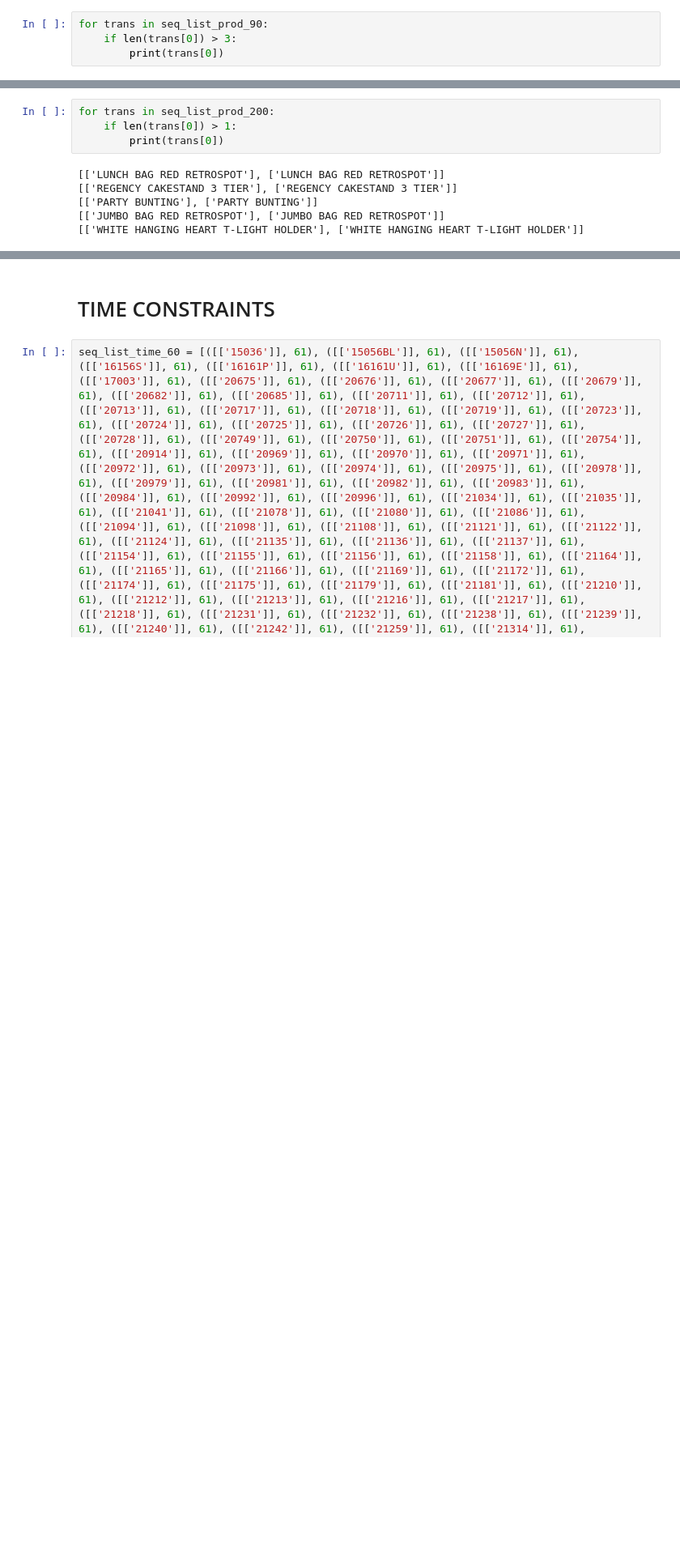
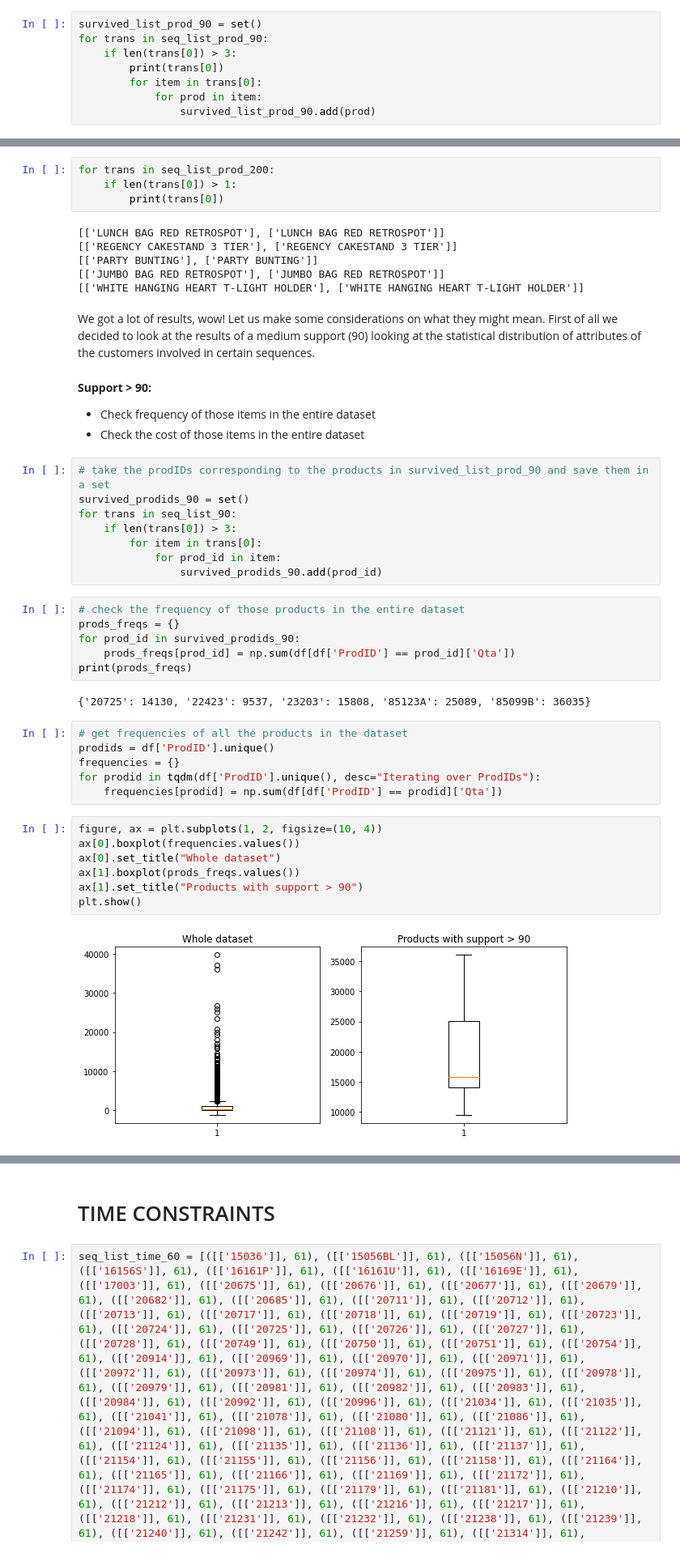
Before and after one commit to AlexPasqua/DM-project, a Jupyter notebook: SequentialPatternMining.ipynb, the cells around one changed output, grey strips where cells are left out. Shown at 81% size. Cells and saved outputs as stored; diff of their text form; blank space fills up the shorter version.

```diff
--- a/SequentialPatternMining.ipynb
+++ b/SequentialPatternMining.ipynb
@@ -192,9 +148,13 @@ for trans in seq_list_prod_60:
 # %% [markdown]
 #### HAVING SUPPORT > 90 and printing only from above LEVEL 3
 # %%
+survived_list_prod_90 = set()
 for trans in seq_list_prod_90:
     if len(trans[0]) > 3:
         print(trans[0])
+        for item in trans[0]:
+            for prod in item:
+                survived_list_prod_90.add(prod)
 # %% [output]
 [['LUNCH BAG RED RETROSPOT'], ['LUNCH BAG RED RETROSPOT'], ['LUNCH BAG RED RETROSPOT'], ['LUNCH BAG RED RETROSPOT']]
 [['REGENCY CAKESTAND 3 TIER'], ['REGENCY CAKESTAND 3 TIER'], ['REGENCY CAKESTAND 3 TIER'], ['REGENCY CAKESTAND 3 TIER']]
@@ -263,3 +223,41 @@ for trans in seq_list_prod_200:
 [['PARTY BUNTING'], ['PARTY BUNTING']]
 [['JUMBO BAG RED RETROSPOT'], ['JUMBO BAG RED RETROSPOT']]
 [['WHITE HANGING HEART T-LIGHT HOLDER'], ['WHITE HANGING HEART T-LIGHT HOLDER']]
+# %% [markdown]
+We got a lot of results, wow! Let us make some considerations on what they might mean.
+First of all we decided to look at the results of a medium support (90) looking at the statistical distribution of attributes of the customers involved in certain sequences.
+# %% [markdown]
+**Support > 90:**
+- Check frequency of those items in the entire dataset
+- Check the cost of those items in the entire dataset
+# %%
+# take the prodIDs corresponding to the products in survived_list_prod_90 and save them in a set
+survived_prodids_90 = set()
+for trans in seq_list_90:
+    if len(trans[0]) > 3:
+        for item in trans[0]:
+            for prod_id in item:
+                survived_prodids_90.add(prod_id)
+# %%
+# check the frequency of those products in the entire dataset
+prods_freqs = {}
+for prod_id in survived_prodids_90:
+    prods_freqs[prod_id] = np.sum(df[df['ProdID'] == prod_id]['Qta'])
+print(prods_freqs)
+# %% [output]
+{'20725': 14130, '22423': 9537, '23203': 15808, '85123A': 25089, '85099B': 36035}
+# %%
+# get frequencies of all the products in the dataset
+prodids = df['ProdID'].unique()
+frequencies = {}
+for prodid in tqdm(df['ProdID'].unique(), desc="Iterating over ProdIDs"):
+    frequencies[prodid] = np.sum(df[df['ProdID'] == prodid]['Qta'])
+# %%
+figure, ax = plt.subplots(1, 2, figsize=(10, 4))
+ax[0].boxplot(frequencies.values())
+ax[0].set_title("Whole dataset")
+ax[1].boxplot(prods_freqs.values())
+ax[1].set_title("Products with support > 90")
+plt.show()
+# %% [output]
+[figure, added]
```
Also changed, not shown: parts of 76 cells of this notebook.
